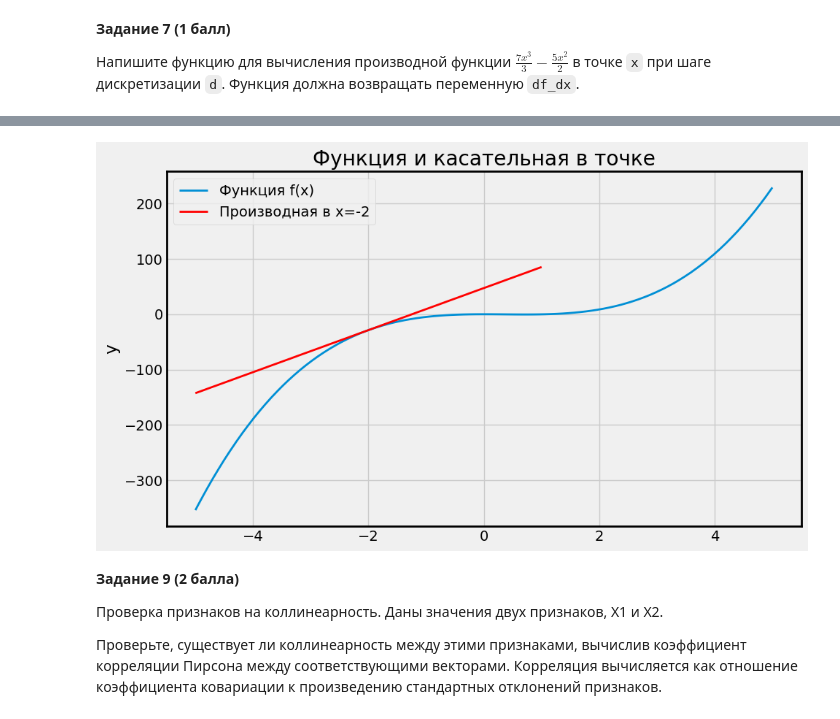
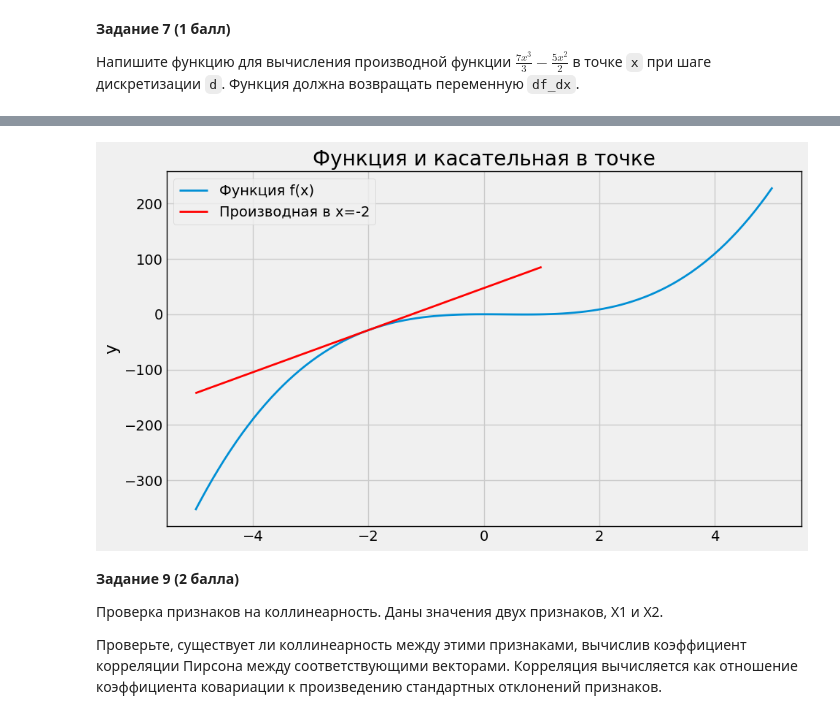
Before and after one commit to PrincessSats/mfti_ds_ms_SM, a Jupyter notebook: ml_math/Lecture_01_assignments_2024.ipynb, the cells around one changed output, grey strips where cells are left out. Saved outputs shown, nothing was run; the diff lists cells and outputs as text; code cells hidden in the pictures.

```diff
--- a/ml_math/Lecture_01_assignments_2024.ipynb
+++ b/ml_math/Lecture_01_assignments_2024.ipynb
@@ -487,35 +487,35 @@ def plot_function_and_tangent(x):
     x_tang_range = np.linspace(max(x - 3, -5), min(x + 3, 5), 20) # Верно
 
     # Вычисляем уравнение касательной
     tangent = derivative * (x_tang_range - x) + f(x) # Верно
 
     # Создаем фигуру и оси
     fig, ax = plt.subplots(figsize=(10, 6))  # Используем fig, ax для удобства
 
     # Строим функцию
     ax.plot(x_range, y, label='Функция f(x)')
 
     # Добавляем график касательной в точке
     ax.plot(x_tang_range, tangent, label=f'Производная в x={x}', color='red')
 
     # Настройки подписей и сетки
     ax.set_ylabel('y')
     ax.set_title('Функция и касательная в точке')
     ax.legend()
     ax.grid(True)
 
     # Добавляем рамку вокруг графика
     for spine in ax.spines.values():
-        spine.set_linewidth(2)       # Увеличиваем толщину рамки
+        spine.set_linewidth(1)       # Увеличиваем толщину рамки
         spine.set_edgecolor('black') # Делаем рамку черного цвета
 
     # Отображаем график
     plt.show()
 
 
 plot_function_and_tangent(x=-2)
 # %% [output]
-[figure, old version]
+[figure, new version]
 # %% [markdown]
 **Задание 9 (2 балла)**
 
```
Also changed, not shown: parts of 1 cell of this notebook, 27 other files.
